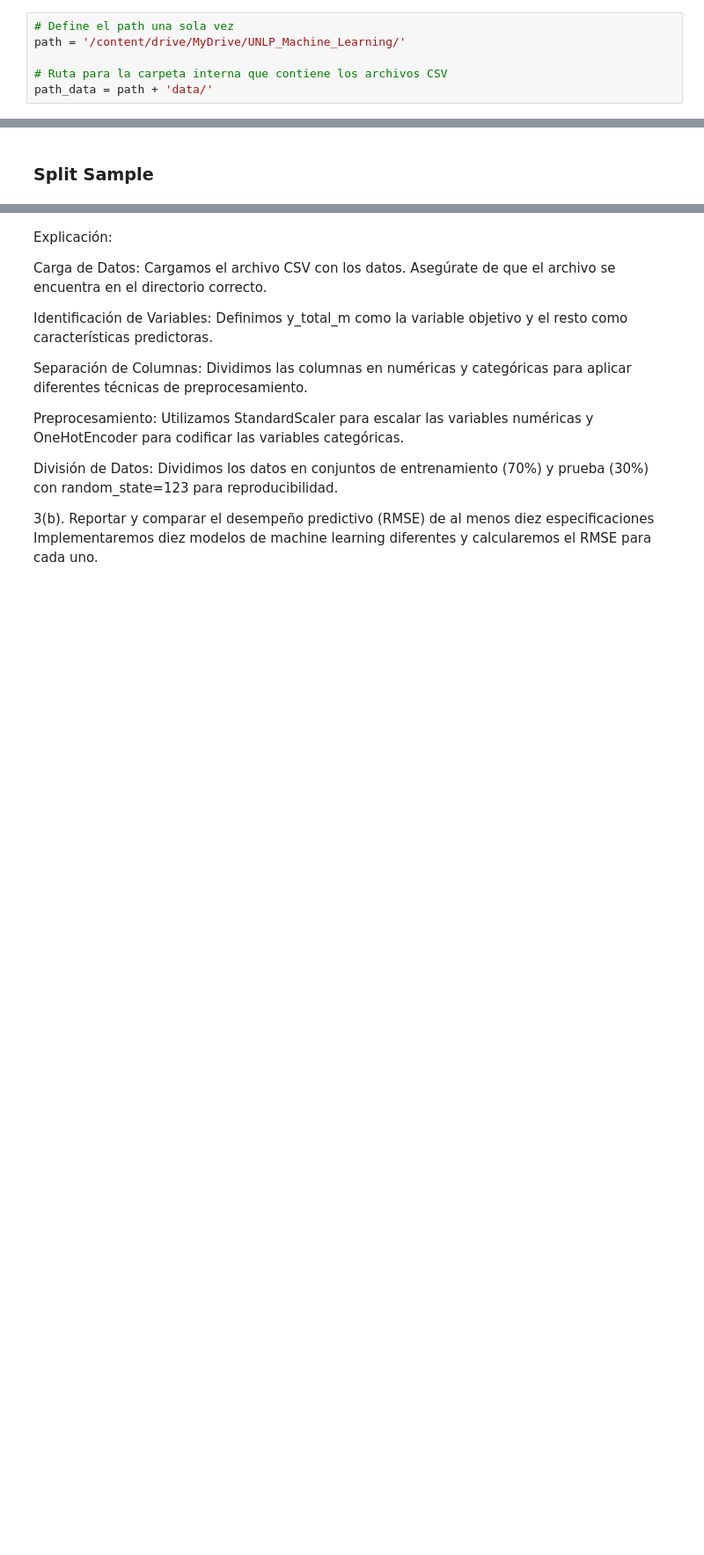
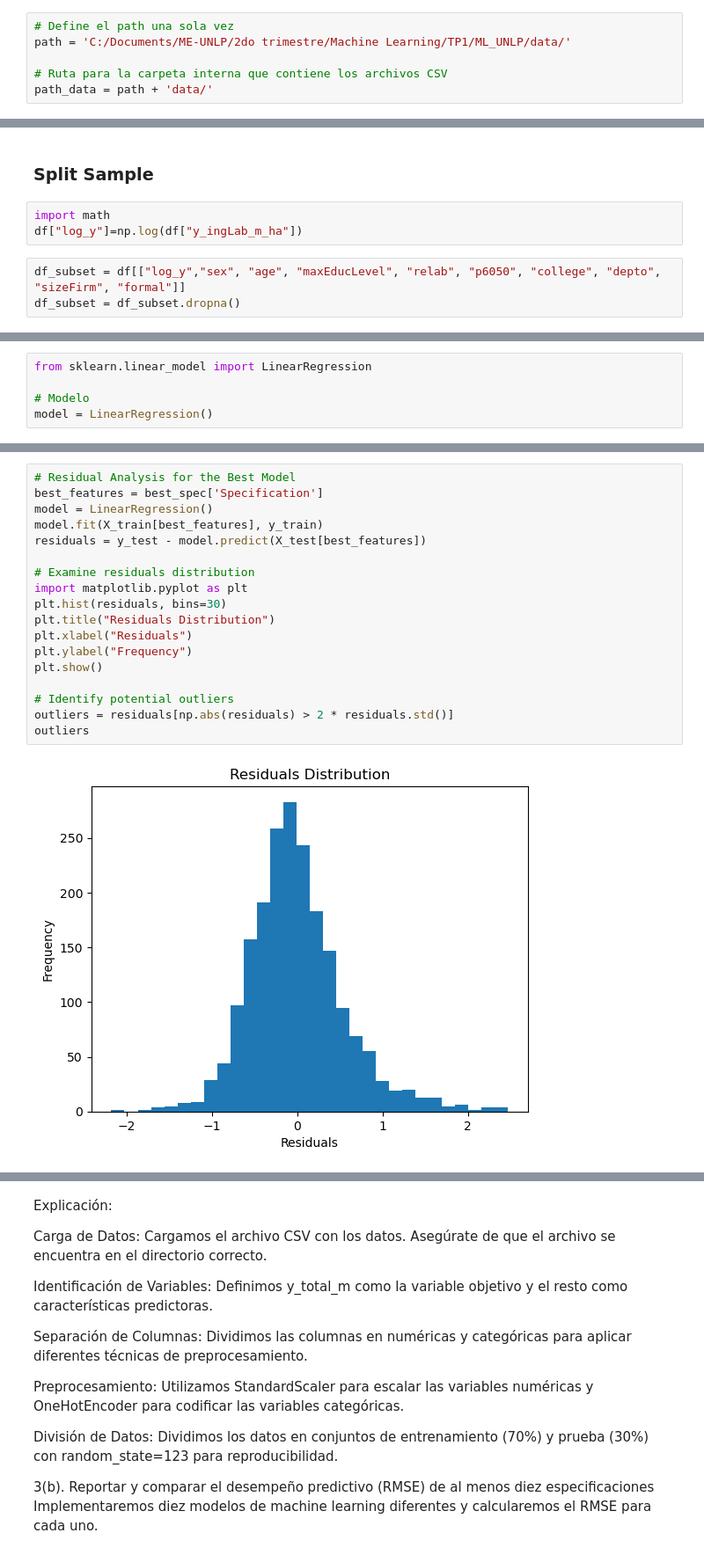
Before and after one commit to victoria-mascaro/ML_UNLP, a Jupyter notebook: 2_models.ipynb, the cells around one changed output, grey strips where cells are left out. Shown at 88% size. Saved outputs shown, nothing was run; the diff lists cells and outputs as text; blank space fills up the shorter version.

Commit message:
Added model specifications

```diff
--- a/2_models.ipynb
+++ b/2_models.ipynb
@@ -13,6 +8,6 @@ Mounted at /content/drive
 # %%
 # Define el path una sola vez
-path = '/content/drive/MyDrive/UNLP_Machine_Learning/'
+path = 'C:/Documents/ME-UNLP/2do trimestre/Machine Learning/TP1/ML_UNLP/data/'
 
 # Ruta para la carpeta interna que contiene los archivos CSV
 path_data = path + 'data/'
@@ -39,3 +34,9 @@ df
 32177 rows × 176 columns
 # %% [markdown]
 ### Split Sample
+# %%
+import math
+df["log_y"]=np.log(df["y_ingLab_m_ha"])
+# %%
+df_subset = df[["log_y","sex", "age", "maxEducLevel", "relab", "p6050", "college", "depto", "sizeFirm", "formal"]]
+df_subset = df_subset.dropna()
@@ -41,0 +51,5 @@ df
+# %%
+from sklearn.linear_model import LinearRegression
+
+# Modelo
+model = LinearRegression()
@@ -41,0 +133,20 @@ df
+# %%
+# Residual Analysis for the Best Model
+best_features = best_spec['Specification']
+model = LinearRegression()
+model.fit(X_train[best_features], y_train)
+residuals = y_test - model.predict(X_test[best_features])
+
+# Examine residuals distribution
+import matplotlib.pyplot as plt
+plt.hist(residuals, bins=30)
+plt.title("Residuals Distribution")
+plt.xlabel("Residuals")
+plt.ylabel("Frequency")
+plt.show()
+
+# Identify potential outliers
+outliers = residuals[np.abs(residuals) > 2 * residuals.std()]
+outliers
+# %% [output]
+[figure, added]
```
Also changed, not shown: parts of 9 cells of this notebook.
